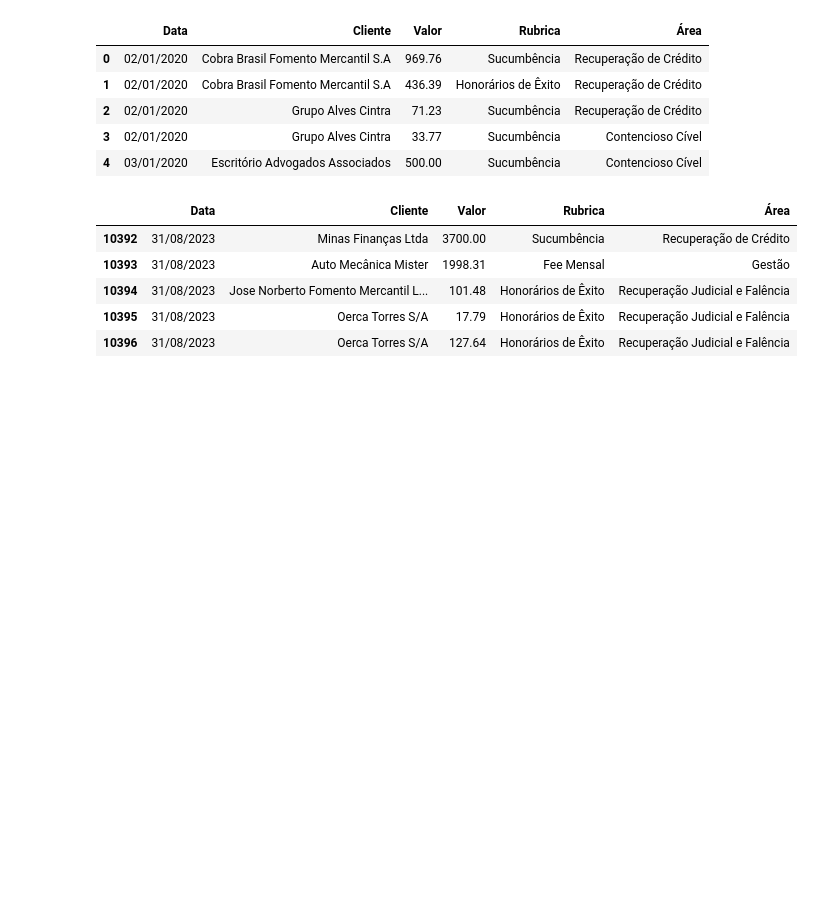
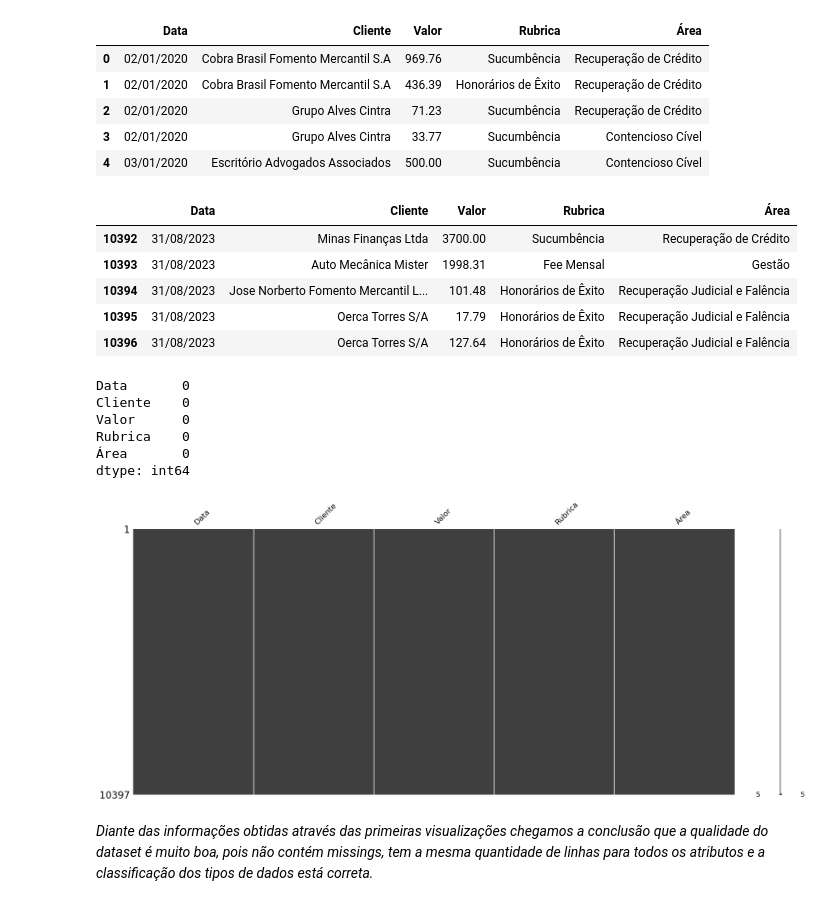
Before and after one commit to PedroHudson/PUC_MVP3, a Jupyter notebook: MVP_Engenharia_de_Dados.ipynb, the cells around one changed output. Cells and saved outputs as stored; diff of their text form; code cells hidden in the pictures; blank space fills up the shorter version.

```diff
--- a/MVP_Engenharia_de_Dados.ipynb
+++ b/MVP_Engenharia_de_Dados.ipynb
@@ -100,3 +106,24 @@ dataset.tail()
 | 10394 | 31/08/2023 | Jose Norberto Fomento Mercantil L... | 101.48 | Honorários de Êxito | Recuperação Judicial e Falência |
 | 10395 | 31/08/2023 | Oerca Torres S/A | 17.79 | Honorários de Êxito | Recuperação Judicial e Falência |
 | 10396 | 31/08/2023 | Oerca Torres S/A | 127.64 | Honorários de Êxito | Recuperação Judicial e Falência |
+# %%
+# Verificando nulls do dataset
+
+dataset.isnull().sum()
+# %% [output]
+Data       0
+Cliente    0
+Valor      0
+Rubrica    0
+Área       0
+dtype: int64
+# %%
+# Nova verificação do dataset para a visualização de Missings
+
+dataset.replace(0, np.nan, inplace=True)
+
+ms.matrix(dataset);
+# %% [output]
+[figure, added]
+# %% [markdown]
+*Diante das informações obtidas através das primeiras visualizações chegamos a conclusão que a qualidade do dataset é muito boa, pois não contém missings, tem a mesma quantidade de linhas para todos os atributos e a classificação dos tipos de dados está correta.*
```
Also changed, not shown: parts of 1 cell of this notebook.
